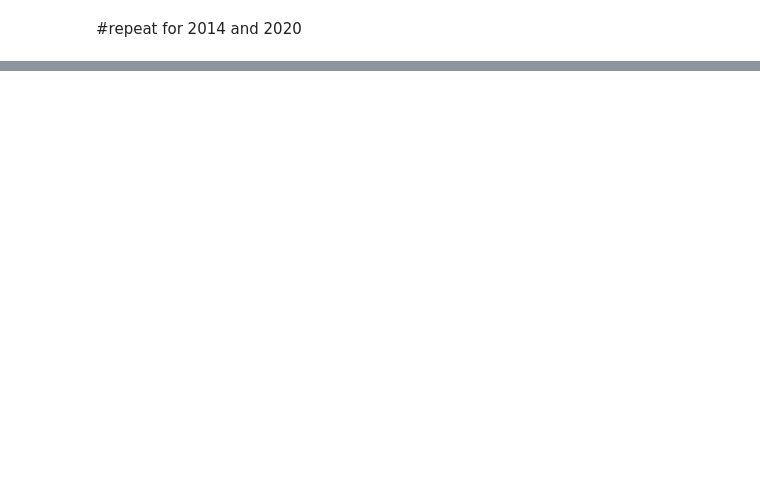
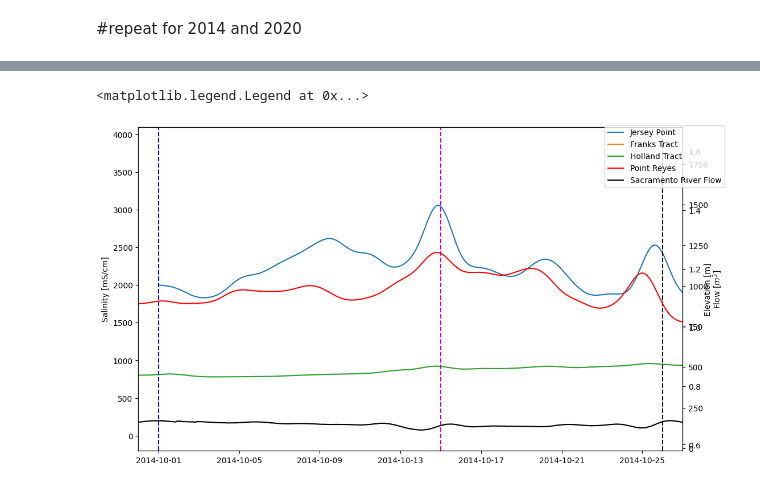
Before and after one commit to jennaisrael/Savio_scratch_back_up, a Jupyter notebook: climate_data_processing/identify_stp/choose_dates_dms_datastore.ipynb, the cells around one changed output, grey strips where cells are left out. Cells and saved outputs as stored; diff of their text form; code cells hidden in the pictures; blank space fills up the shorter version.

```diff
--- a/climate_data_processing/identify_stp/choose_dates_dms_datastore.ipynb
+++ b/climate_data_processing/identify_stp/choose_dates_dms_datastore.ipynb
@@ -309,3 +316,41 @@ fig.legend()
+# %%
+#add some more lines and limit the time range to identify events
+fig, ax = plt.subplots(layout="constrained",sharex=True,figsize=(11,6))
+
+ax.plot(sal['jer_S[mS/cm]'],label='Jersey Point')
+ax.plot(sal['frk_S[mS/cm]'],label='Franks Tract')
+ax.plot(sal['hll_S[mS/cm]'],label='Holland Tract')
+ax.set_ylabel("Salinity [mS/cm]")
+ax2=ax.twinx()
+
+ax2.plot(pryc_filt['elev[m]'], label='Point Reyes',color='r')
+ax2.set_ylabel("Elevation [m]")
+
+ax3=ax.twinx()
+
+ax3.plot(flux1.sac*-1, label="Sacramento River Flow", color='k')
+ax3.set_ylabel("Flow [$m^3$]")
+
+#add vertical lines for start and end of subtidal pumping events
+#start 1
+ax.axvline(x = datetime(2014,10,1), color = 'b',linestyle='--')#, label = 'axvline - full height')
+#end 1
+ax.axvline(x = datetime(2014,10,26), color = 'k',linestyle='--')
+#start 2
+ax.axvline(x = datetime(2014,11,28), color = 'b',linestyle='--')
+#end 2
+ax.axvline(x = datetime(2014,12,11), color = 'k',linestyle='--')
+
+#peak 1
+ax.axvline(x = datetime(2014,10,15), color = 'm',linestyle='--')
+
+
+
+ax.set_xlim(datetime(2014,9,30),datetime(2014,10,27))
+fig.legend()
+# %% [output]
+<matplotlib.legend.Legend at 0x...>
+[figure, added]
 # %%
 fig, ax = plt.subplots(layout="constrained",sharex=True,figsize=(11,6))
 
```
Also changed, not shown: parts of 4 cells of this notebook, 2 other files.
